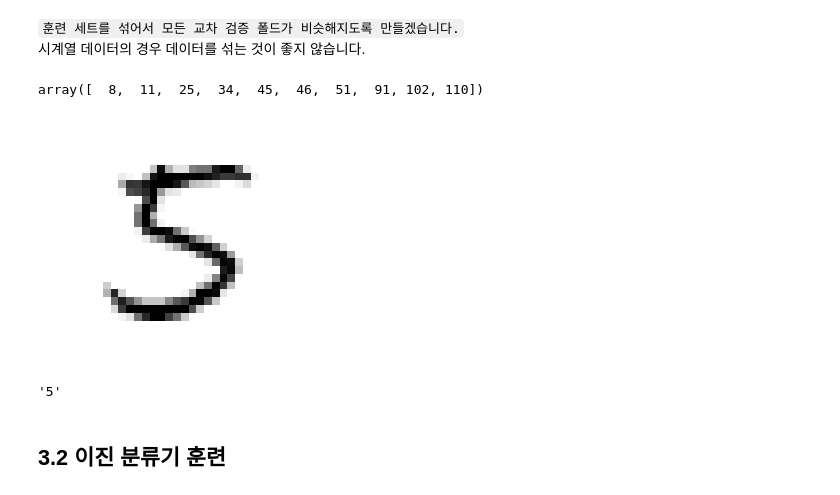
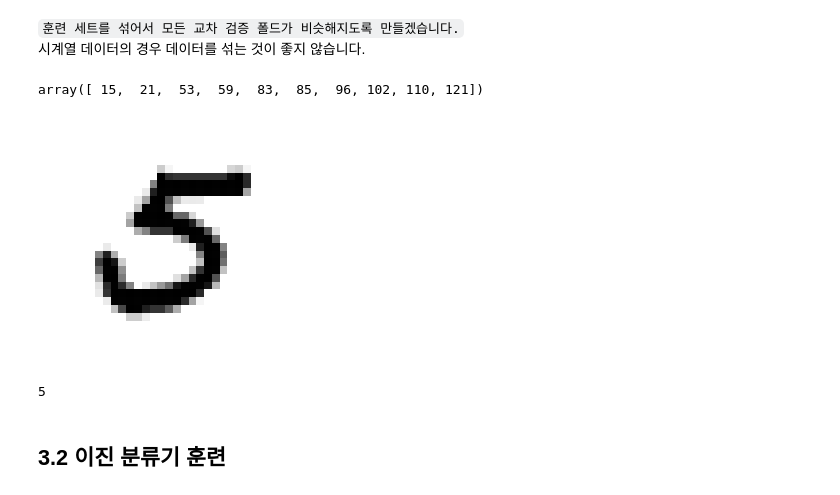
Before and after one commit to cloudallera/handson-ml, a Jupyter notebook: _mystudy/03_classification.ipynb, the cells around one changed output. Cells and saved outputs as stored; diff of their text form; code cells hidden in the pictures.

```diff
--- a/_mystudy/03_classification.ipynb
+++ b/_mystudy/03_classification.ipynb
@@ -45,3 +49,7 @@ y.shape
+# %%
+import numpy as np
+
+y = y.astype(np.int8)    # label을 int로 변환
 # %% [markdown]
 `데이터를 더 자세히 조사하기 전에 항상 테스트 세트를 만들고 따로 떼어놓아야합니다.`<br>
 MNIST 데이터셋은 이미 훈련 세트(앞쪽 60,000개)와 테스트 세트(뒤쪽 10,000개)로 나누어 놓았습니다.
@@ -56,26 +62,27 @@ import numpy as np
 shuffle_index = np.random.permutation(60000)    # 6만개의 무작위 인덱스 값을 생성 (실행할 때 마다 변경됨)
 X_train, y_train = X_train[shuffle_index], y_train[shuffle_index]
 # %%
-np.where(y_train == '5')[0][:10]    # "5"가 있는 인덱스 찾기
+np.where(y_train == 5)[0][:10]    # label이 5인 인덱스 찾기
 # %% [output]
-array([  8,  11,  25,  34,  45,  46,  51,  91, 102, 110])
+array([ 15,  21,  53,  59,  83,  85,  96, 102, 110, 121])
 # %%
 %matplotlib inline
 import matplotlib
 import matplotlib.pyplot as plt
 
-some_digit = X_train[8]
+some_index = 21
+some_digit = X_train[some_index]
 some_digit_image = some_digit.reshape(28, 28)
 plt.imshow(some_digit_image, cmap=matplotlib.cm.binary, interpolation='nearest')
 plt.axis("off")
 plt.show()
 # %% [output]
-[figure, old version]
+[figure, new version]
 # %%
 # 실제 레이블 확인
-y_train[8]
+y_train[some_index]
 # %% [output]
-'5'
+5
 # %% [markdown]
 ## 3.2 이진 분류기 훈련
 # %% [markdown]
```
Also changed, not shown: parts of 57 cells of this notebook.
